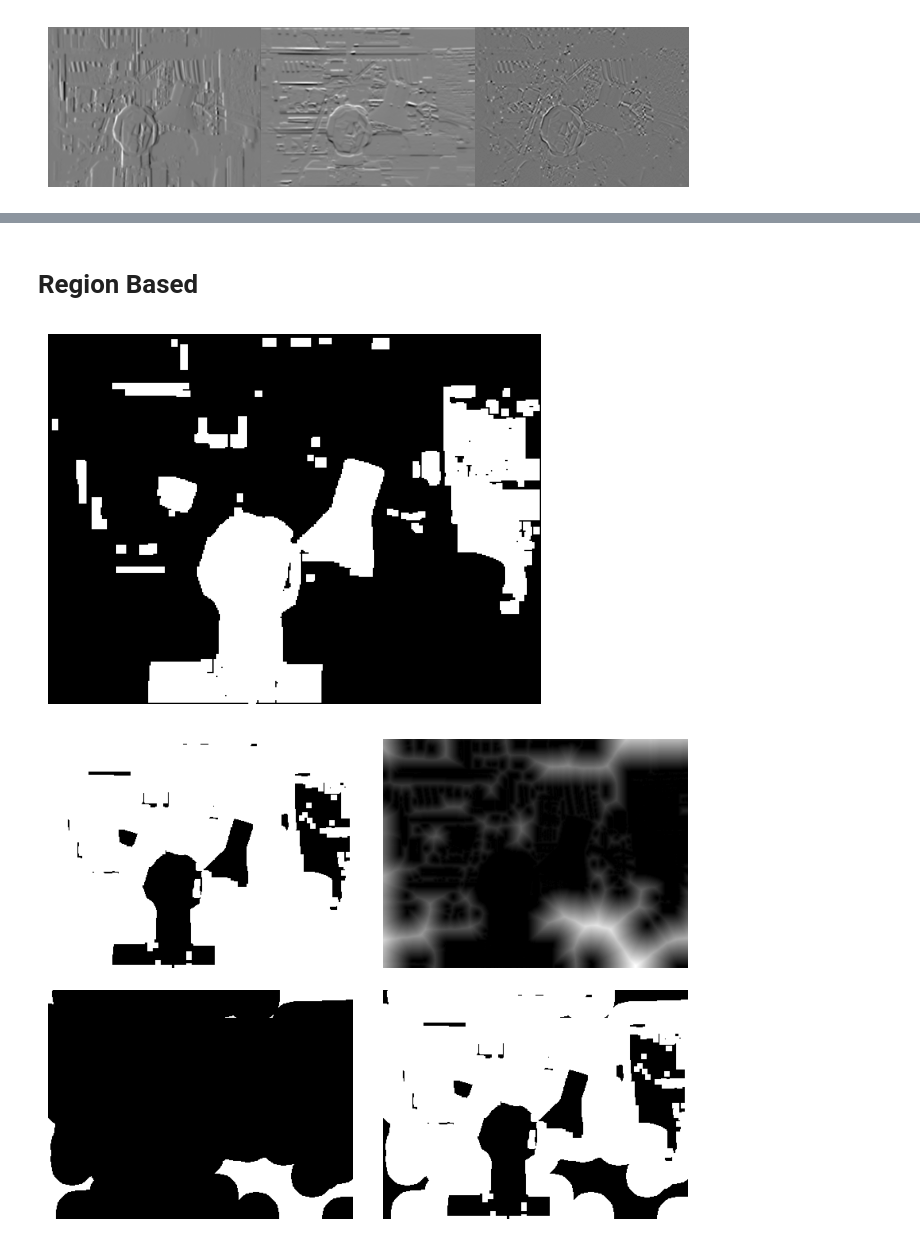
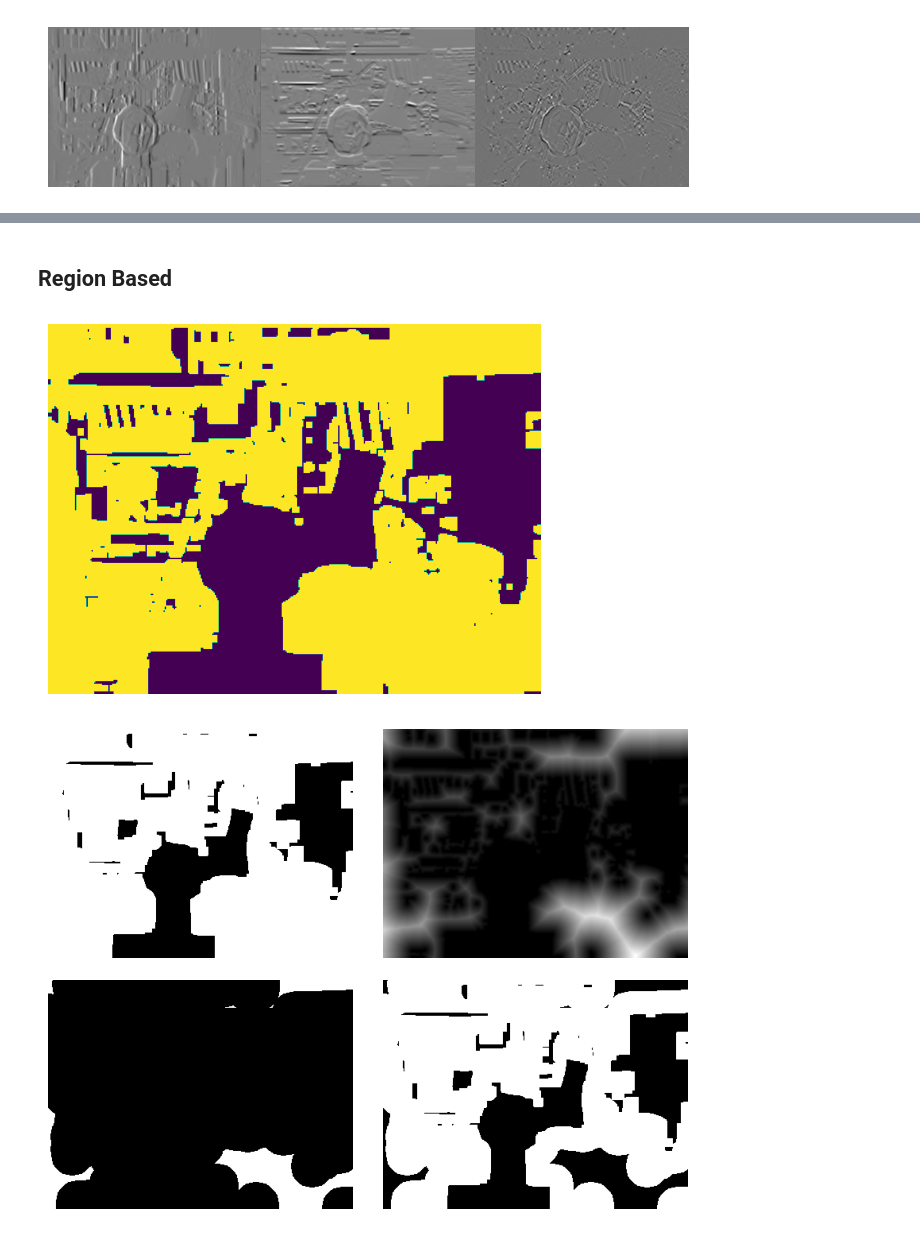
Before and after one commit to Arevalinchy/Image_Processing_Initiative, a Jupyter notebook: IIPP.ipynb, the cells around one changed output, grey strips where cells are left out. Saved outputs shown, nothing was run; the diff lists cells and outputs as text; code cells hidden in the pictures.

Commit message:
Image proccesing project

```diff
--- a/IIPP.ipynb
+++ b/IIPP.ipynb
@@ -264,21 +270,27 @@ edges = cv.Canny(image = blrImg, threshold1=100, treshold2=200)
 # %% [markdown]
-# Region Based
+## Region Based
 # %%
+ret, bin_img = cv.threshold(imgL,
+                             0, 255,
+                             cv.THRESH_BINARY_INV + cv.THRESH_OTSU)
+
 kernel = cv.getStructuringElement(cv.MORPH_RECT, (3,3))
-bin_image = cv.morphologyEx(segmentd_img, cv.MORPH_OPEN, kernel, iterations = 2)
+bin_image = cv.morphologyEx(bin_img, cv.MORPH_OPEN, kernel, iterations = 2)
 
 #printing the image
 plt.imshow(bin_image)
 plt.axis('off')
 plt.show()
 # %% [output]
-[figure, old version]
+[figure, new version]
 # %%
 #Taking the background, the foreground, distance & the "unknown"
 
-sure_bg = cv.dilate(bin_img, kernel, iterations=3)
+sure_bg = cv.dilate(bin_image, kernel, iterations=3)
 
-dist = cv.distanceTransform(bin_img, cv.DIST_L2, 5)
+#bin_image = np.uint8(bin_image)
+
+dist = cv.distanceTransform(bin_image, cv.DIST_L2, 5)
 
 ret, sure_fg = cv.threshold(dist, 0.5 * dist.max(), 255, cv.THRESH_BINARY)
 
@@ -307,7 +319,7 @@ plt.axis('off')
 plt.subplots_adjust(wspace=0.1, hspace=0.1, left=0, right=1, bottom=0, top=1)
 plt.show()
 # %% [output]
-[figure, old version]
+[figure, new version]
 # %%
 #Creating the marker image
 ret, markers = cv.connectedComponents(np.uint8(sure_fg))
```
Also changed, not shown: parts of 32 cells of this notebook, 1 other file.
